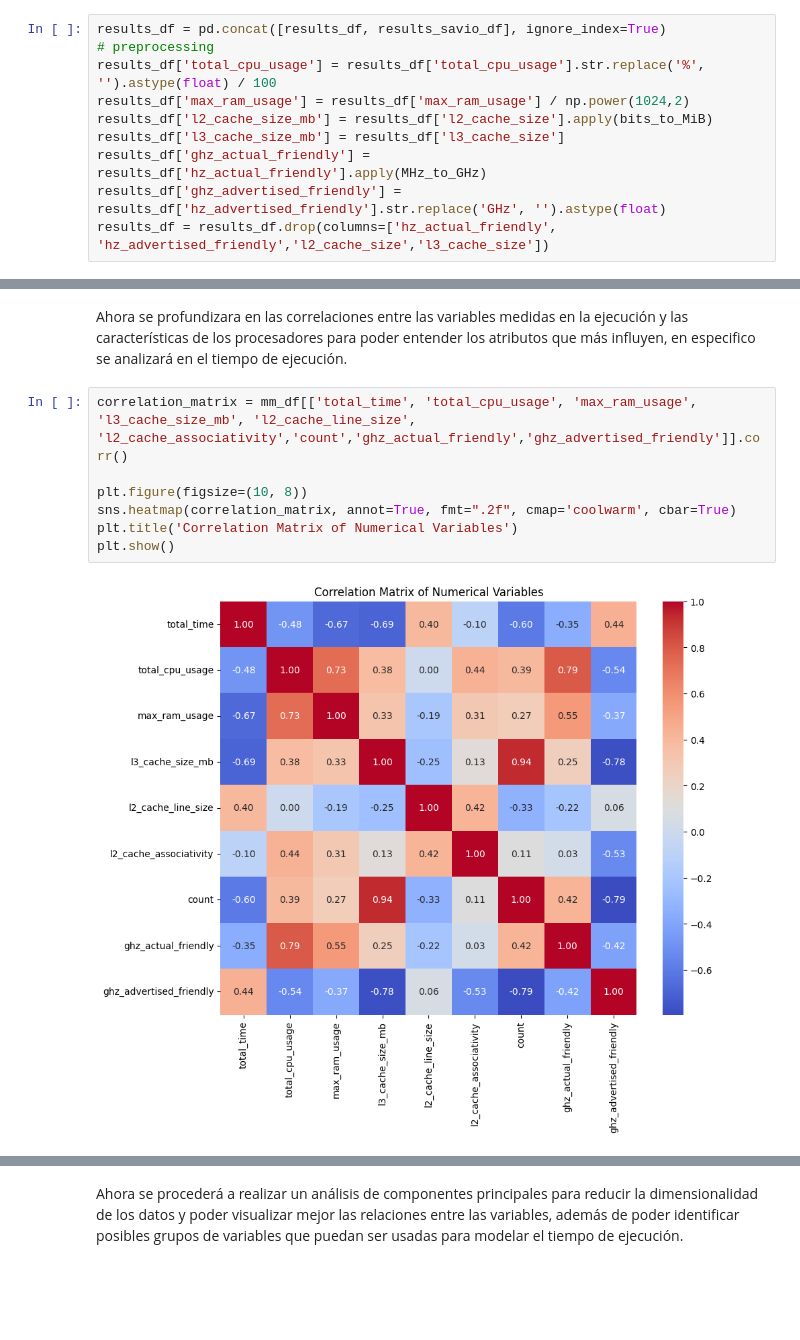
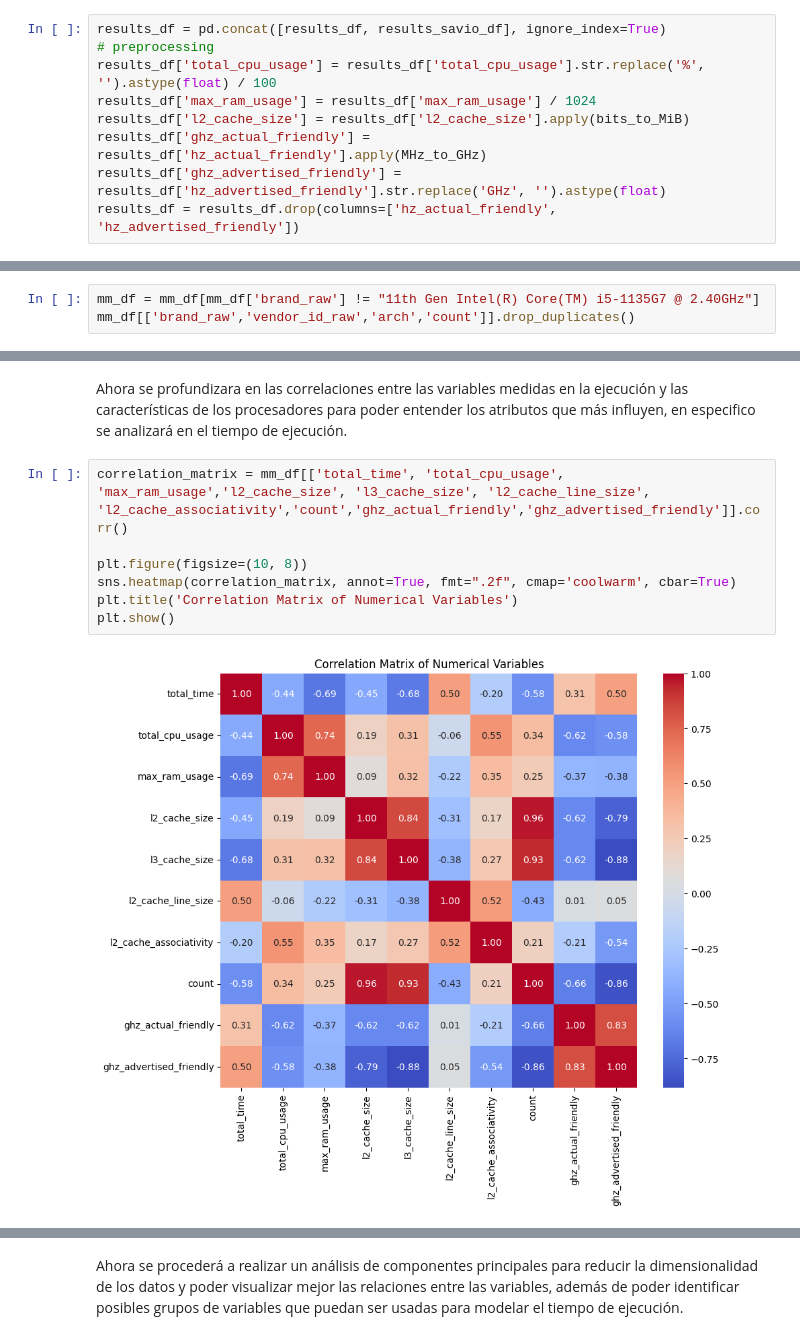
Before and after one commit to FrancoCabezasPoblete/resource-prediction-study, a Jupyter notebook: notebooks/eda.ipynb, the cells around one changed output, grey strips where cells are left out. Cells and saved outputs as stored; diff of their text form; blank space fills up the shorter version.

```diff
--- a/notebooks/eda.ipynb
+++ b/notebooks/eda.ipynb
@@ -46,12 +46,11 @@ def MHz_to_GHz(row):
 results_df = pd.concat([results_df, results_savio_df], ignore_index=True)
 # preprocessing
 results_df['total_cpu_usage'] = results_df['total_cpu_usage'].str.replace('%', '').astype(float) / 100
-results_df['max_ram_usage'] = results_df['max_ram_usage'] / np.power(1024,2)
-results_df['l2_cache_size_mb'] = results_df['l2_cache_size'].apply(bits_to_MiB)
-results_df['l3_cache_size_mb'] = results_df['l3_cache_size']
+results_df['max_ram_usage'] = results_df['max_ram_usage'] / 1024
+results_df['l2_cache_size'] = results_df['l2_cache_size'].apply(bits_to_MiB)
 results_df['ghz_actual_friendly'] = results_df['hz_actual_friendly'].apply(MHz_to_GHz)
 results_df['ghz_advertised_friendly'] = results_df['hz_advertised_friendly'].str.replace('GHz', '').astype(float)
-results_df = results_df.drop(columns=['hz_actual_friendly', 'hz_advertised_friendly','l2_cache_size','l3_cache_size'])
+results_df = results_df.drop(columns=['hz_actual_friendly', 'hz_advertised_friendly'])
 # %%
 results_df.head(2)
 # %% [output]
@@ -140,0 +295,3 @@ Se puede observar que la RAM maxima utilizada no cambia, esto debido a que la ca
+# %%
+mm_df = mm_df[mm_df['brand_raw'] != "11th Gen Intel(R) Core(TM) i5-1135G7 @ 2.40GHz"]
+mm_df[['brand_raw','vendor_id_raw','arch','count']].drop_duplicates()
@@ -141,12 +307,12 @@ Se puede observar que la RAM maxima utilizada no cambia, esto debido a que la ca
 # %% [markdown]
 Ahora se profundizara en las correlaciones entre las variables medidas en la ejecución y las características de los procesadores para poder entender los atributos que más influyen, en especifico se analizará en el tiempo de ejecución.
 # %%
-correlation_matrix = mm_df[['total_time', 'total_cpu_usage', 'max_ram_usage', 'l3_cache_size_mb', 'l2_cache_line_size', 'l2_cache_associativity','count','ghz_actual_friendly','ghz_advertised_friendly']].corr()
+correlation_matrix = mm_df[['total_time', 'total_cpu_usage', 'max_ram_usage','l2_cache_size', 'l3_cache_size', 'l2_cache_line_size', 'l2_cache_associativity','count','ghz_actual_friendly','ghz_advertised_friendly']].corr()
 
 plt.figure(figsize=(10, 8))
 sns.heatmap(correlation_matrix, annot=True, fmt=".2f", cmap='coolwarm', cbar=True)
 plt.title('Correlation Matrix of Numerical Variables')
 plt.show()
 # %% [output]
-[figure, old version]
+[figure, new version]
 # %% [markdown]
```
Also changed, not shown: parts of 51 cells of this notebook, 1 other file.
